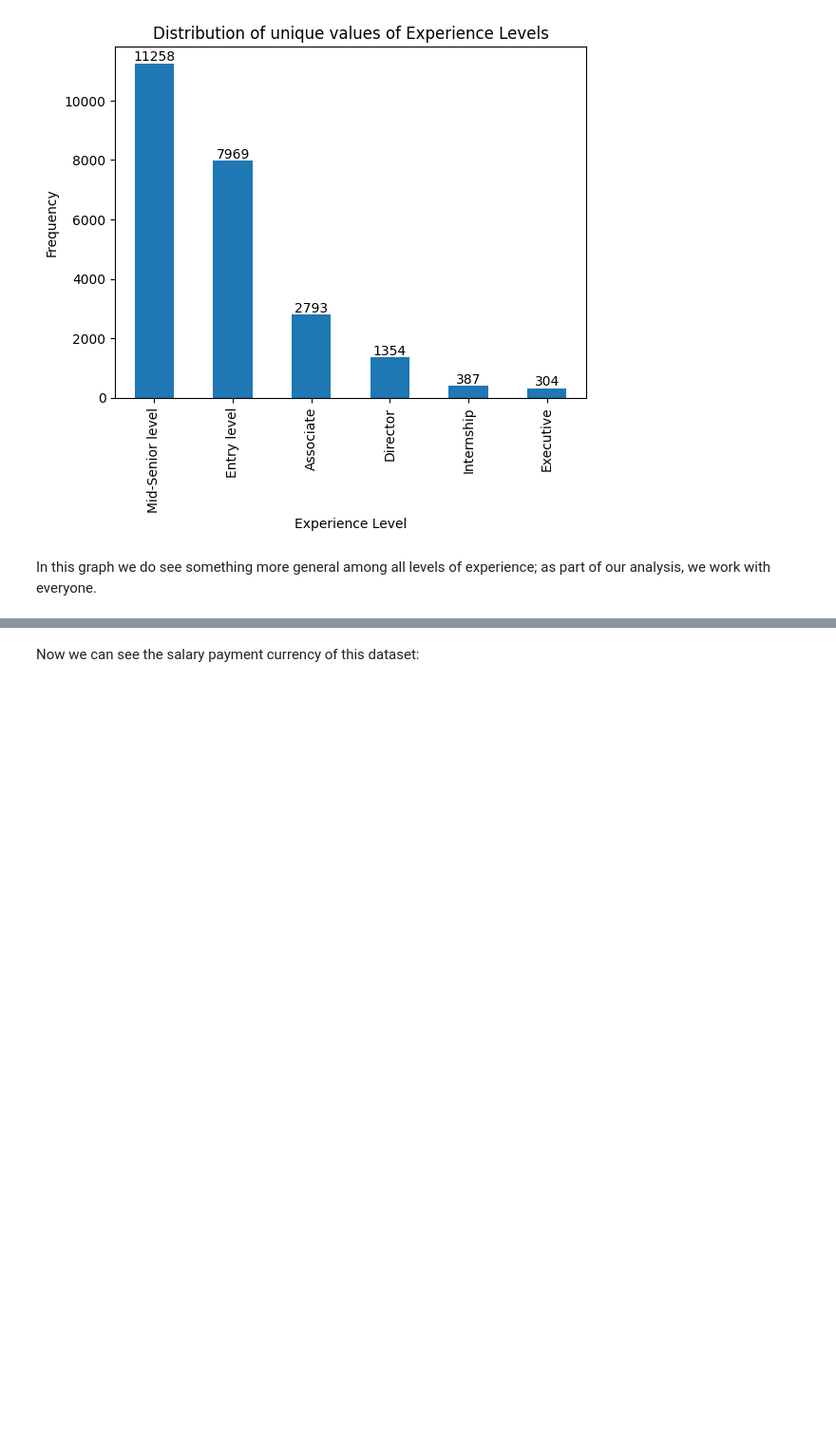
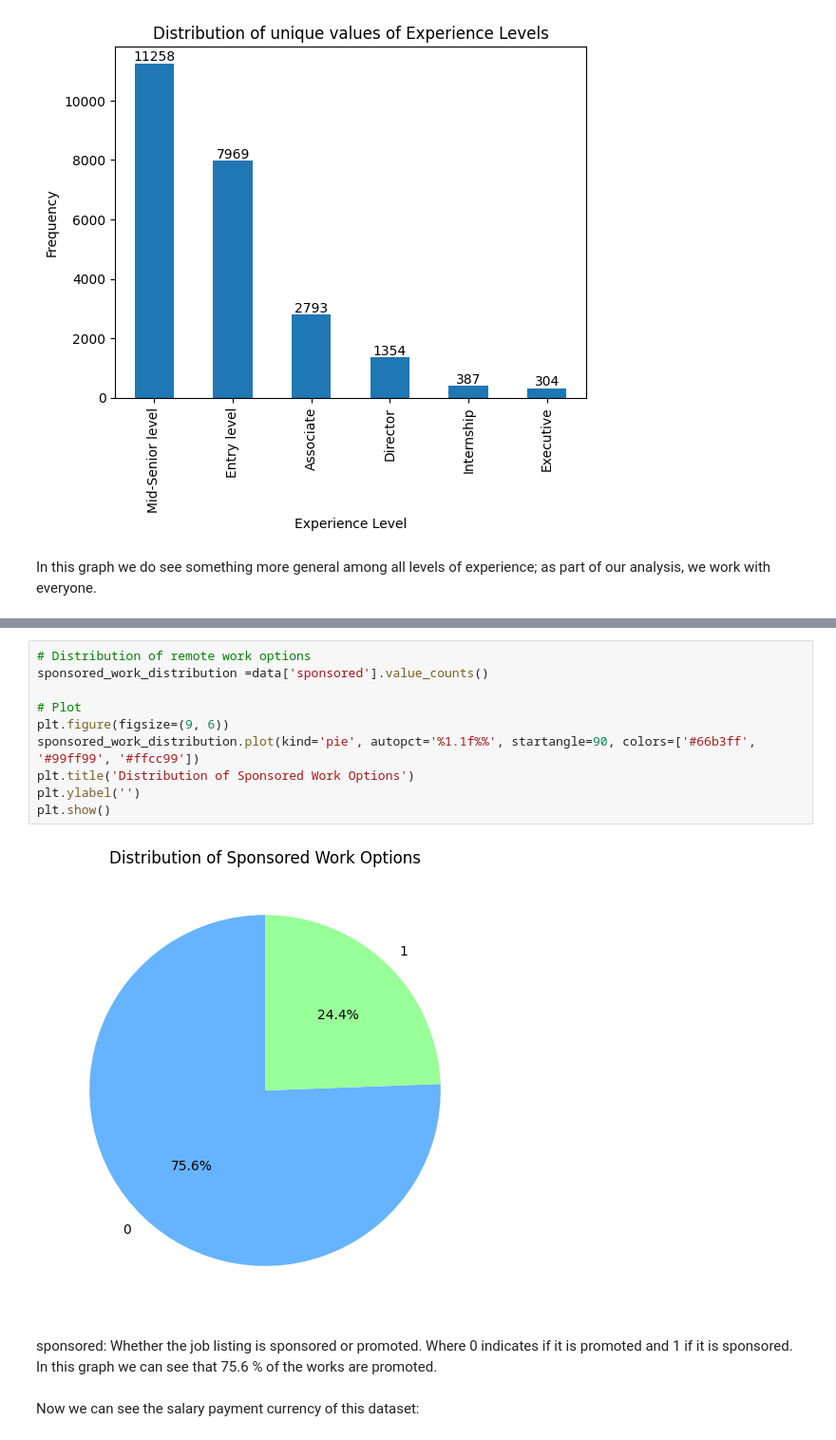
Before and after one commit to mdlangeles/Linkedin_Job_Postings_ETL, a Jupyter notebook: eda.ipynb, the cells around one changed output, grey strips where cells are left out. Shown at 95% size. Saved outputs shown, nothing was run; the diff lists cells and outputs as text; blank space fills up the shorter version.

```diff
--- a/eda.ipynb
+++ b/eda.ipynb
@@ -427,3 +456,18 @@ In this graph we do see something more general among all levels of experience; a
+# %%
+# Distribution of remote work options
+sponsored_work_distribution =data['sponsored'].value_counts()
+
+# Plot
+plt.figure(figsize=(9, 6))
+sponsored_work_distribution.plot(kind='pie', autopct='%1.1f%%', startangle=90, colors=['#66b3ff', '#99ff99', '#ffcc99'])
+plt.title('Distribution of Sponsored Work Options')
+plt.ylabel('')
+plt.show()
+# %% [output]
+[figure, added]
+# %% [markdown]
+sponsored: Whether the job listing is sponsored or promoted.
+Where 0 indicates if it is promoted and 1 if it is sponsored. In this graph we can see that 75.6 % of the works are promoted.
 # %% [markdown]
 Now we can see the salary payment currency of this dataset:
 # %%
```
Also changed, not shown: parts of 5 cells of this notebook.
